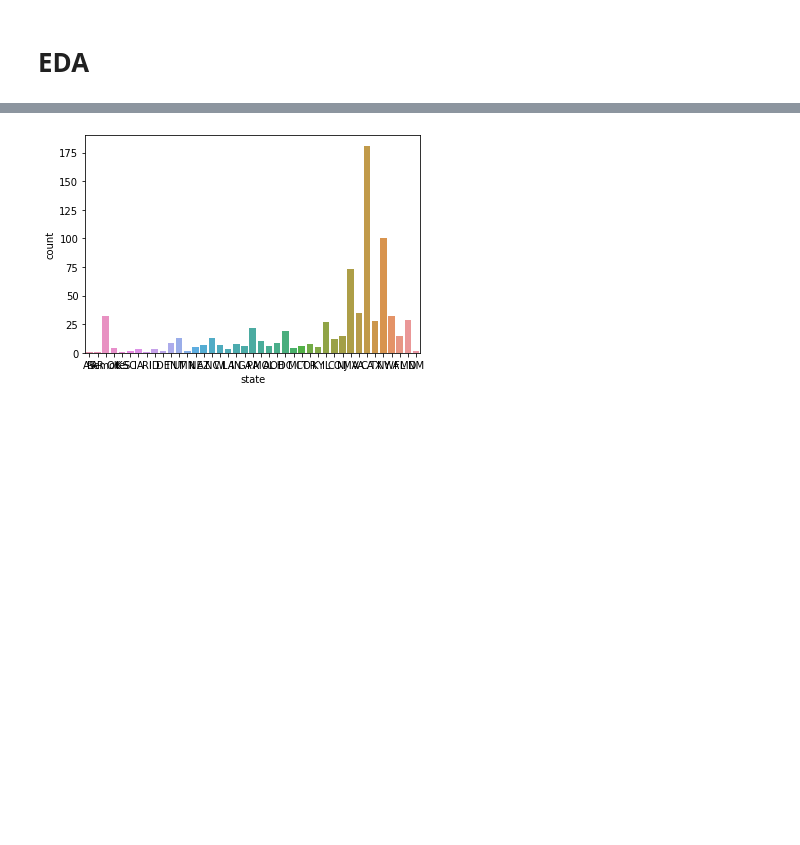
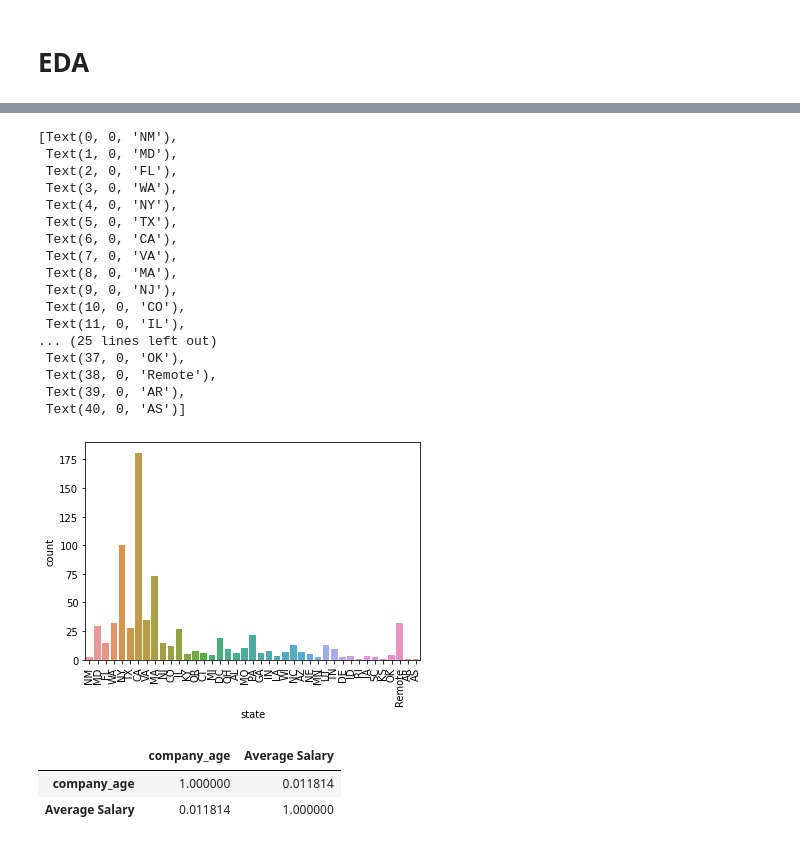
Before and after one commit to vytautasmu/Python_mokymai, a Jupyter notebook: final_work_vcs.ipynb, the cells around one changed output, grey strips where cells are left out. Cells and saved outputs as stored; diff of their text form; code cells hidden in the pictures; blank space fills up the shorter version.

```diff
--- a/final_work_vcs.ipynb
+++ b/final_work_vcs.ipynb
@@ -250,0 +306,2 @@ Name: job_title_norm, dtype: int64
+# %%
+df_master['Average Salary'] = df_master.apply(lambda x: x['Average Salary'] * 2 if x.hourly == 1 else x['Average Salary'], axis = 1)
@@ -250,0 +314,2 @@ Name: job_title_norm, dtype: int64
+# %%
+df_master['Job Description'] = df_master['Job Description'].apply(lambda x : x.replace('\n\n', ' '))
@@ -250,0 +320,2 @@ Name: job_title_norm, dtype: int64
+# %%
+df_master['Job Description'] = df_master['Job Description'].apply(lambda x : x.replace('\n', ''))
@@ -251,2 +326,2 @@ Name: job_title_norm, dtype: int64
 # %%
-df_master['avg'] = df_master['hourly'].apply(lambda x: x * 2 )
+df_master['description_length'] = df_master["Job Description"].apply(lambda x : len(x))
@@ -266,5 +456,28 @@ Index(['index', 'Job Title', 'Salary Estimate', 'Job Description',
 # %%
-ax = sns.countplot(df_master['state'])
-ax.invert_xaxis()
+ax = sns.countplot(data = df_master, x='state')
+ax.set_xticklabels(ax.get_xticklabels(), rotation=90)
 # %% [output]
+[Text(0, 0, 'NM'),
+ Text(1, 0, 'MD'),
+ Text(2, 0, 'FL'),
+ Text(3, 0, 'WA'),
+ Text(4, 0, 'NY'),
+ Text(5, 0, 'TX'),
+ Text(6, 0, 'CA'),
+ Text(7, 0, 'VA'),
+ Text(8, 0, 'MA'),
+ Text(9, 0, 'NJ'),
+ Text(10, 0, 'CO'),
+ Text(11, 0, 'IL'),
+... (25 lines left out)
+ Text(37, 0, 'OK'),
+ Text(38, 0, 'Remote'),
+ Text(39, 0, 'AR'),
+ Text(40, 0, 'AS')]
-[figure, old version]
+[figure, new version]
+# %%
+df_master[['company_age', 'Average Salary', 'Rating']].corr()
+# %% [output]
+|  | company_age | Average Salary |
+| company_age | 1.000000 | 0.011814 |
+| Average Salary | 0.011814 | 1.000000 |
```
Also changed, not shown: parts of 41 cells of this notebook.
